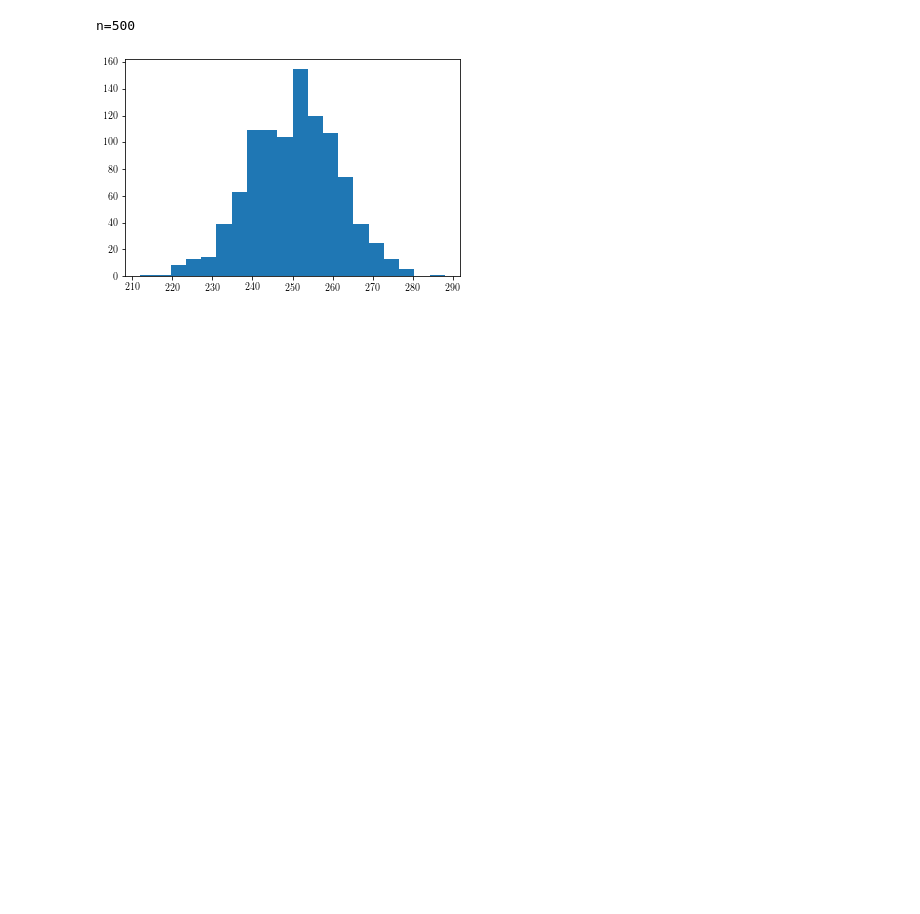
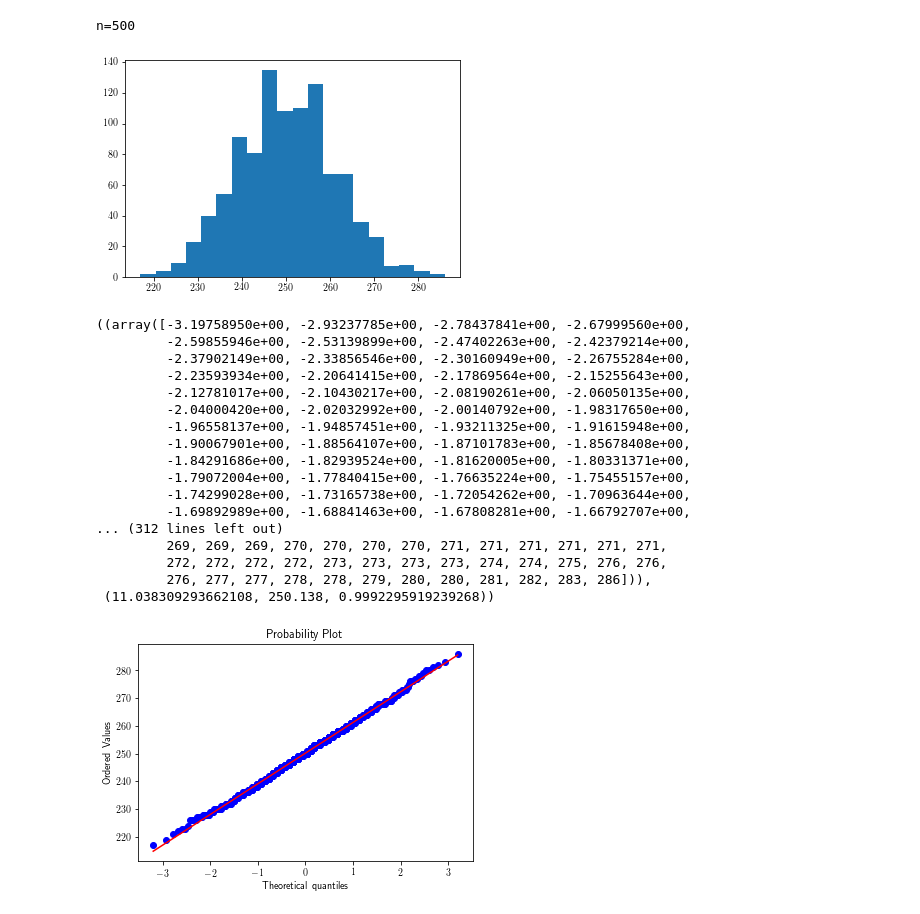
Before and after one commit to JudahBrick/MathForML, a Jupyter notebook: notebooks/HW#10.ipynb, the cells around one changed output. Saved outputs shown, nothing was run; the diff lists cells and outputs as text; code cells hidden in the pictures; blank space fills up the shorter version.

```diff
--- a/notebooks/HW#10.ipynb
+++ b/notebooks/HW#10.ipynb
@@ -95,16 +196,34 @@ n=300
 # %%
 
 print("n=500")
 arr_of_sim = numpy.random.binomial(p=0.5, n=500, size=1000)
 
 plt.hist(arr_of_sim, bins=20)
 plt.show()
-
+qqplot(arr_of_sim, plot=plt)
 
 # How are the QQ-plots changing as n gets larger?
 # What can you conjecture from this observation?
 # As the n gets larger the graph looks more and more
 # like the normal distribution curve.
 # %% [output]
 n=500
-[figure, old version]
+[figure, new version]
+((array([-3.19758950e+00, -2.93237785e+00, -2.78437841e+00, -2.67999560e+00,
+         -2.59855946e+00, -2.53139899e+00, -2.47402263e+00, -2.42379214e+00,
+         -2.37902149e+00, -2.33856546e+00, -2.30160949e+00, -2.26755284e+00,
+         -2.23593934e+00, -2.20641415e+00, -2.17869564e+00, -2.15255643e+00,
+         -2.12781017e+00, -2.10430217e+00, -2.08190261e+00, -2.06050135e+00,
+         -2.04000420e+00, -2.02032992e+00, -2.00140792e+00, -1.98317650e+00,
+         -1.96558137e+00, -1.94857451e+00, -1.93211325e+00, -1.91615948e+00,
+         -1.90067901e+00, -1.88564107e+00, -1.87101783e+00, -1.85678408e+00,
+         -1.84291686e+00, -1.82939524e+00, -1.81620005e+00, -1.80331371e+00,
+         -1.79072004e+00, -1.77840415e+00, -1.76635224e+00, -1.75455157e+00,
+         -1.74299028e+00, -1.73165738e+00, -1.72054262e+00, -1.70963644e+00,
+         -1.69892989e+00, -1.68841463e+00, -1.67808281e+00, -1.66792707e+00,
+... (312 lines left out)
+         269, 269, 269, 270, 270, 270, 270, 271, 271, 271, 271, 271, 271,
+         272, 272, 272, 272, 273, 273, 273, 273, 274, 274, 275, 276, 276,
+         276, 277, 277, 278, 278, 279, 280, 280, 281, 282, 283, 286])),
+ (11.038309293662108, 250.138, 0.9992295919239268))
+[figure, added]
```
Also changed, not shown: parts of 6 cells of this notebook.
